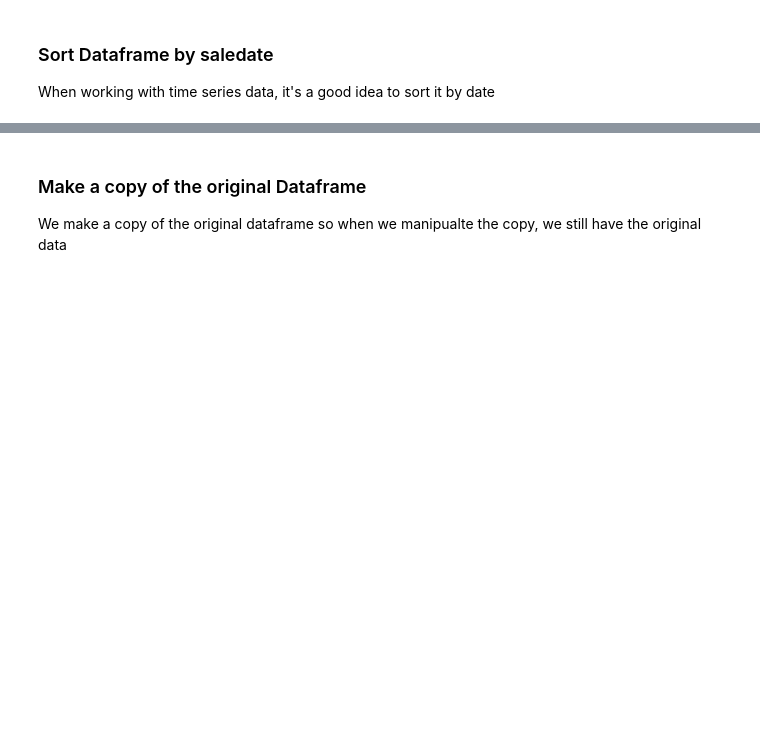
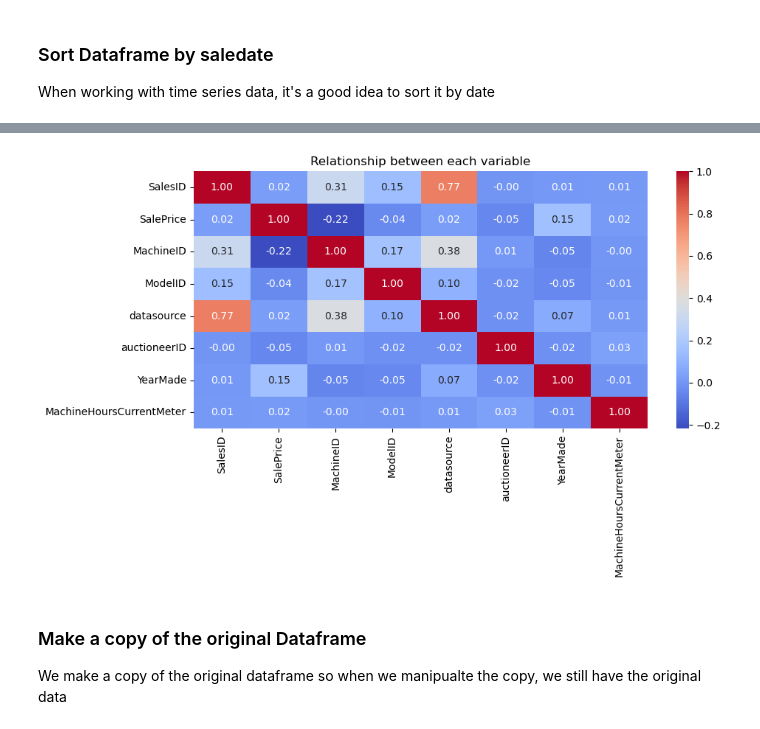
Before and after one commit to axellee1994/Bluebook_Bulldozer_Price_Regression, a Jupyter notebook: end-to-end-bluebook-bulldozer-price-regression.ipynb, the cells around one changed output, grey strips where cells are left out. Drawn from its saved outputs; the diff is of its cells as text; code cells hidden in the pictures; blank space fills up the shorter version.

Commit message:
Plotted SalePrice by YearMade and correlation Matrix

```diff
--- a/end-to-end-bluebook-bulldozer-price-regression.ipynb
+++ b/end-to-end-bluebook-bulldozer-price-regression.ipynb
@@ -252,4 +253,18 @@ df.saledate.head(20)
 Name: saledate, dtype: datetime64[ns]
+# %%
+# Correlation Matrix
+corr = df.corr(numeric_only=True)
+
+fig, ax = plt.subplots(figsize=(10,6))
+ax = sns.heatmap(corr,
+                annot=True,
+                fmt=".2f",
+                cmap="coolwarm")
+plt.title("Relationship between each variable")
+plt.tight_layout()
+plt.show()
+# %% [output]
+[figure, added]
 # %% [markdown]
 ### Make a copy of the original Dataframe
 
```
Also changed, not shown: parts of 5 cells of this notebook.
